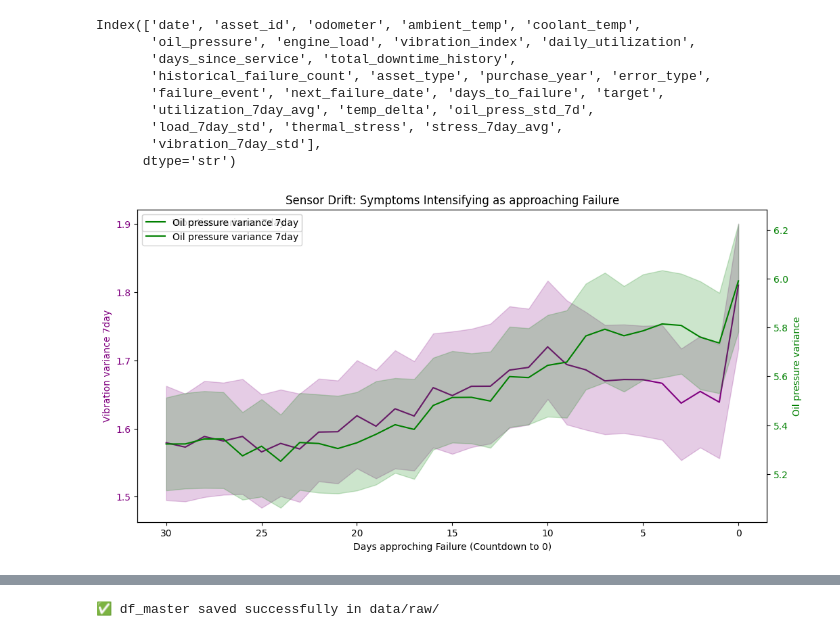
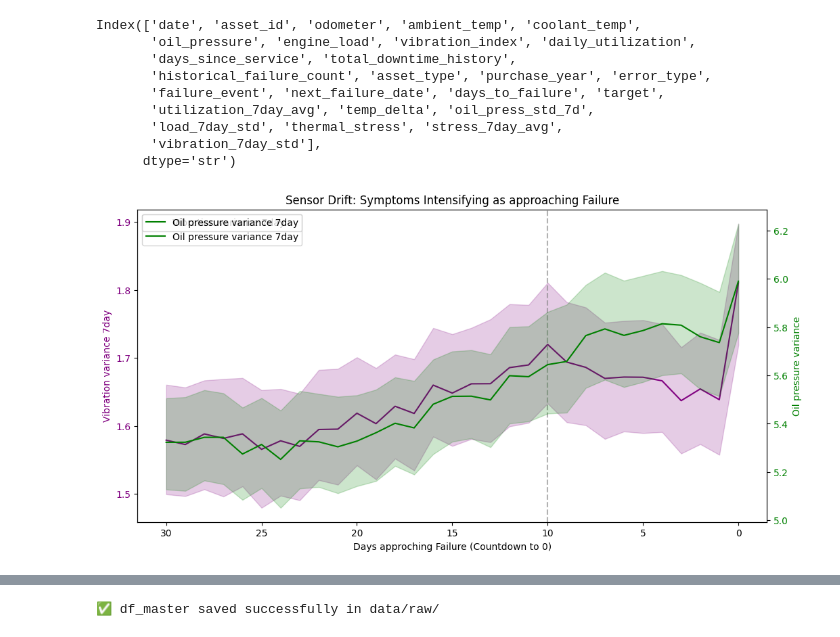
Before and after one commit to Jal247/End-to-End-Predictive-Maintenance-Pipeline, a Jupyter notebook: notebook/02_Merging_EDA_FeatureEng.ipynb, the cells around one changed output, grey strips where cells are left out. Drawn from its saved outputs; the diff is of its cells as text; code cells hidden in the pictures.

```diff
--- a/notebook/02_Merging_EDA_FeatureEng.ipynb
+++ b/notebook/02_Merging_EDA_FeatureEng.ipynb
@@ -484,31 +484,32 @@ df_drift = df_master[(df_master['days_to_failure'] >= 0) & (df_master['days_to_f
 import matplotlib.pyplot as plt
 import seaborn as sns
 import os
 fig, ax1 = plt.subplots(figsize=(12, 6))
 
 
 # Plot Vibration Index on the left Y-axis
 sns.lineplot(data=df_drift, x='days_to_failure', y='vibration_7day_std', color='purple', ax=ax1, label='Vibration variance 7day')
 ax1.set_xlabel('Days approching Failure (Countdown to 0)')
 ax1.set_ylabel('Vibration variance 7day', color='purple')
 ax1.invert_xaxis() # Countdown from 30 to 0
 ax1.tick_params(axis='y', labelcolor='purple')
+ax1.axvline(x=10, color='gray', linestyle='--', alpha=0.6) # to visualise 0 -10 day behaviour
 
 # Create a second Y-axis for Coolant Temp
 ax2 = ax1.twinx()
 sns.lineplot(data=df_drift, x='days_to_failure', y='oil_press_std_7d', color='green', ax=ax2, label='Oil pressure variance 7day')
 ax2.set_ylabel('Oil pressure variance', color='green')
 ax2.tick_params(axis='y', labelcolor='green')
 
 plt.title('Sensor Drift: Symptoms Intensifying as approaching Failure')
 
 lines1, labels1 = ax1.get_legend_handles_labels()
 lines2, labels2 = ax2.get_legend_handles_labels()
 
 ax1.legend(lines1 + lines2, labels1 + labels2, loc='upper left')
 
 plt.savefig("../images/EDA_Sensor_Drift_Symptoms_failure.png")#, dpi=300, bbox_inches="tight")
 
 plt.show()
 # %% [output]
-[figure, old version]
+[figure, new version]
```
Also changed, not shown: parts of 1 cell of this notebook, 1 other file.
